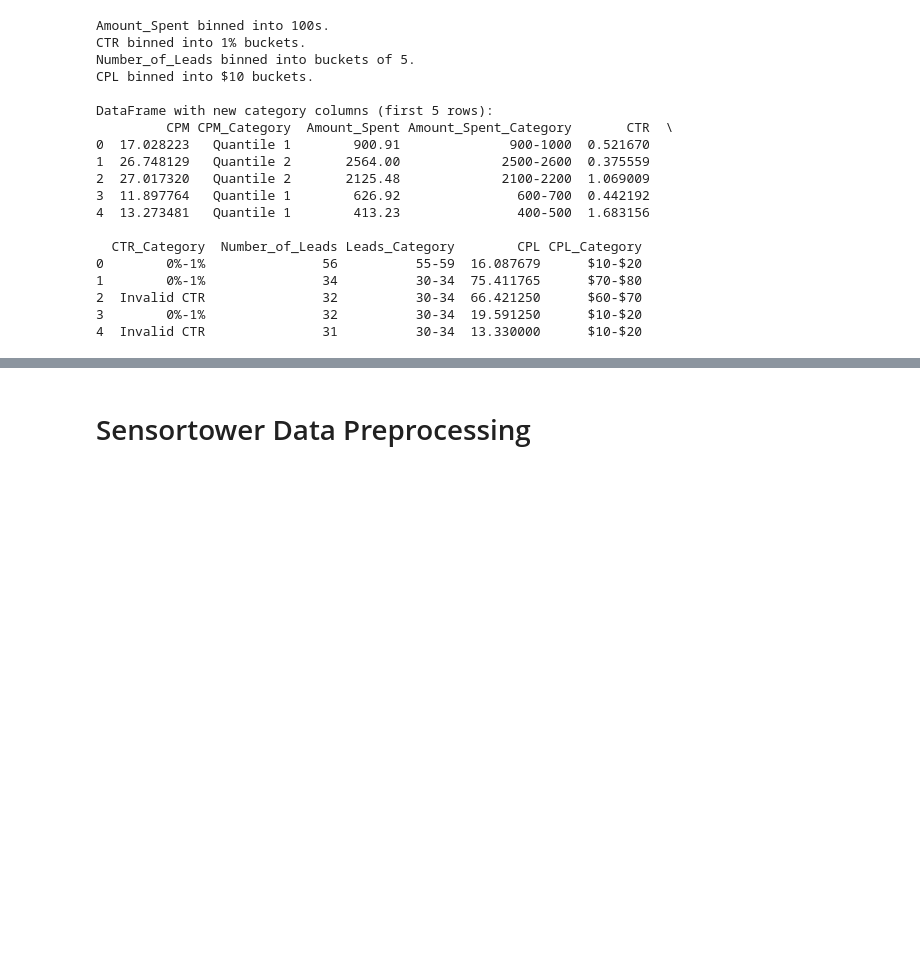
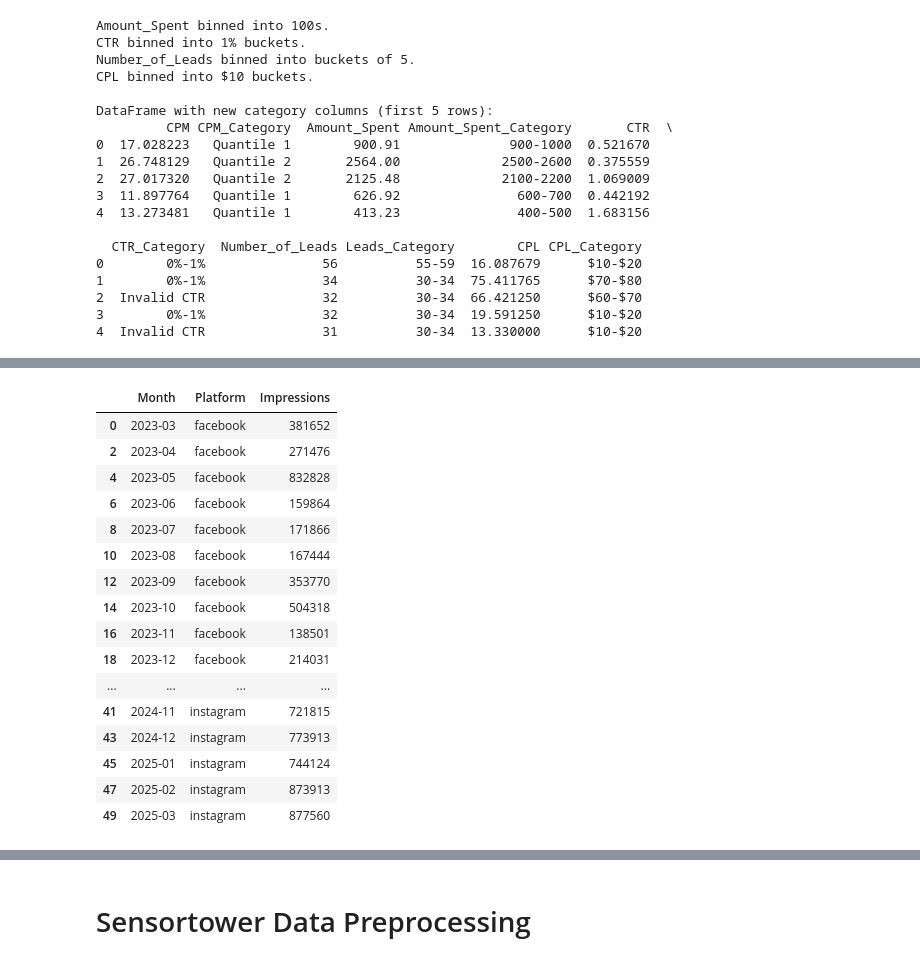
Before and after one commit to typedwinter/CS5340, a Jupyter notebook: main.ipynb, the cells around one changed output, grey strips where cells are left out. Drawn from its saved outputs; the diff is of its cells as text; code cells hidden in the pictures; blank space fills up the shorter version.

Commit message:
Added HMM to generate a seasonality metric utilising Impressions

```diff
--- a/main.ipynb
+++ b/main.ipynb
@@ -26,7 +34,7 @@ rename_map = {
 }
 
 # Define all columns to keep based on rename_map keys + impressions/clicks
-cols_to_keep_original = list(rename_map.keys()) + ['Impressions', 'Reach', 'Frequency'] # Clicks is already in rename_map keys
+cols_to_keep_original = list(rename_map.keys()) + ['Month', 'Impressions', 'Reach', 'Frequency'] # Clicks is already in rename_map keys
 
 df = pd.read_csv('./Data/data.csv')
 # Select and rename
@@ -50,6 +58,10 @@ data[cols_to_convert] = data[cols_to_convert].replace({'Y': 1, 'N': 0})
 condition = (data['Number_of_Leads'] == 0) | pd.isna(data['Number_of_Leads'])
 data['CPL'] = np.where(condition, 100000, data['Amount_Spent'] / data['Number_of_Leads'])
 
+# Keep only Facebook or Instagram
+data = data[data['Platform'].isin(['facebook', 'instagram'])]
+
+
 #data.head
 # %%
 # 1. CPM (Percentiles)
@@ -180,0 +189,29 @@ data
+# %%
+hmm_df = data.copy()
+# %%
+# Converting month: E.g. 2023-03
+hmm_df["Month"] = pd.to_datetime(hmm_df["Month"].str[:10]).dt.to_period("M")
+hmm_df.sort_values("Month", inplace=True)
+
+# For each distinct (Month, Platform) pair, sum up all the raw Impressions - one time series per Platform
+monthly_impressions = (hmm_df.groupby(["Month", "Platform"], as_index=False)["Impressions"].sum().sort_values(["Platform", "Month"]))
+# %%
+monthly_impressions
+# %% [output]
+|  | Month | Platform | Impressions |
+| 0 | 2023-03 | facebook | 381652 |
+| 2 | 2023-04 | facebook | 271476 |
+| 4 | 2023-05 | facebook | 832828 |
+| 6 | 2023-06 | facebook | 159864 |
+| 8 | 2023-07 | facebook | 171866 |
+| 10 | 2023-08 | facebook | 167444 |
+| 12 | 2023-09 | facebook | 353770 |
+| 14 | 2023-10 | facebook | 504318 |
+| 16 | 2023-11 | facebook | 138501 |
+| 18 | 2023-12 | facebook | 214031 |
+| ... | ... | ... | ... |
+| 41 | 2024-11 | instagram | 721815 |
+| 43 | 2024-12 | instagram | 773913 |
+| 45 | 2025-01 | instagram | 744124 |
+| 47 | 2025-02 | instagram | 873913 |
+| 49 | 2025-03 | instagram | 877560 |
```
Also changed, not shown: parts of 14 cells of this notebook.
